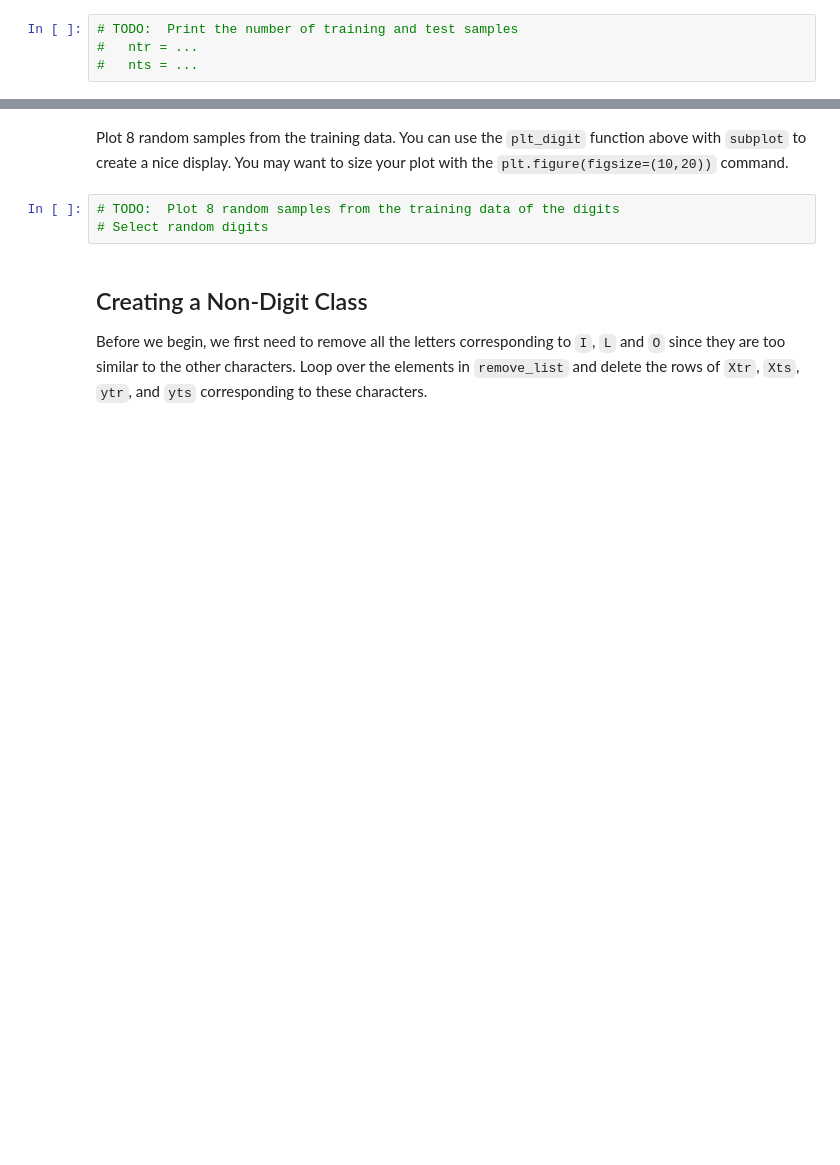
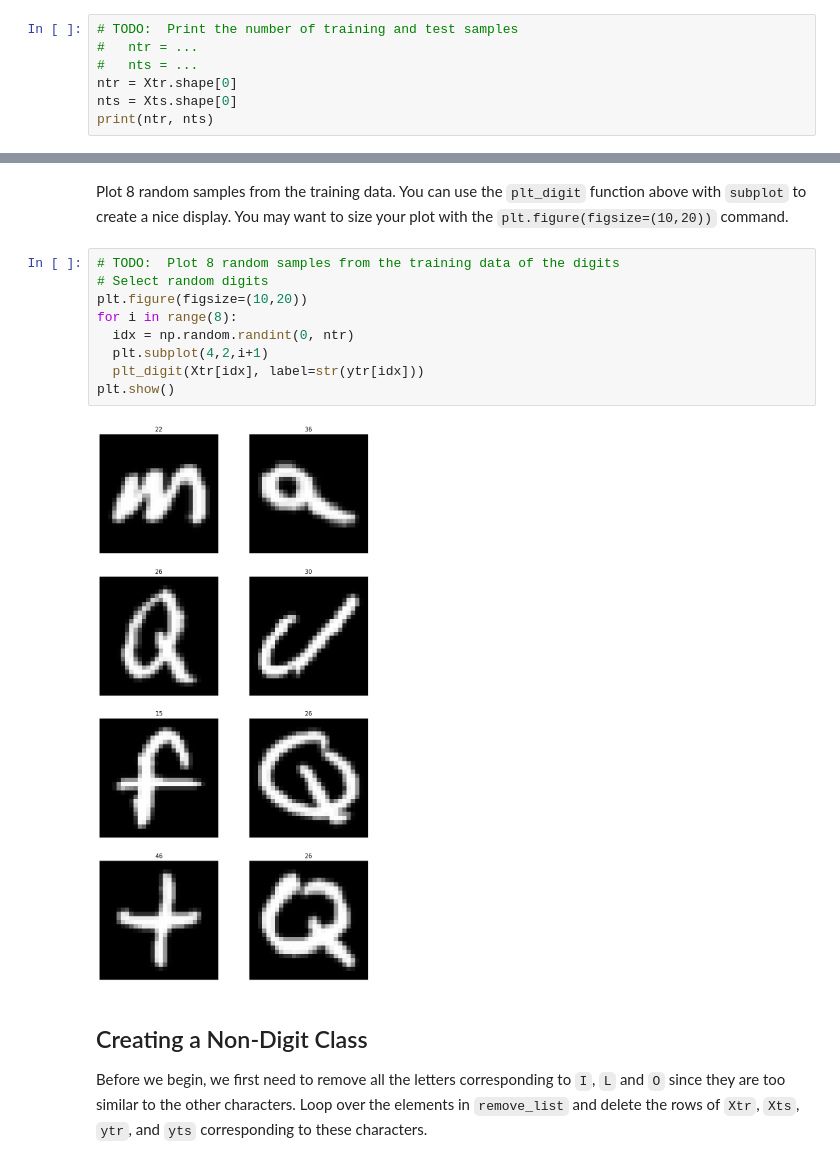
Before and after one commit to dpcarry/introml, a Jupyter notebook: unit08_svm/lab_emnist_partial.ipynb, the cells around one changed output, grey strips where cells are left out. Saved outputs shown, nothing was run; the diff lists cells and outputs as text; blank space fills up the shorter version.

```diff
--- a/unit08_svm/lab_emnist_partial.ipynb
+++ b/unit08_svm/lab_emnist_partial.ipynb
@@ -48,3 +45,6 @@ classes = emnist_dataset.classes
 # TODO:  Print the number of training and test samples
 #   ntr = ...
 #   nts = ...
+ntr = Xtr.shape[0]
+nts = Xts.shape[0]
+print(ntr, nts)
@@ -78,6 +86,14 @@ Plot 8 random samples from the training data.  You can use the `plt_digit` funct
 # %%
 # TODO:  Plot 8 random samples from the training data of the digits
 # Select random digits
+plt.figure(figsize=(10,20))
+for i in range(8):
+  idx = np.random.randint(0, ntr)
+  plt.subplot(4,2,i+1)
+  plt_digit(Xtr[idx], label=str(ytr[idx]))
+plt.show()
+# %% [output]
+[figure, added]
 # %% [markdown]
 ## Creating a Non-Digit Class
 
```
Also changed, not shown: parts of 22 cells of this notebook.
